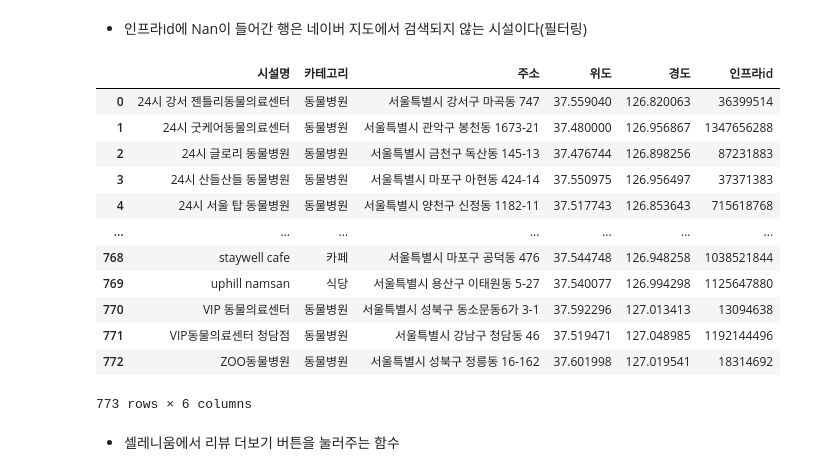
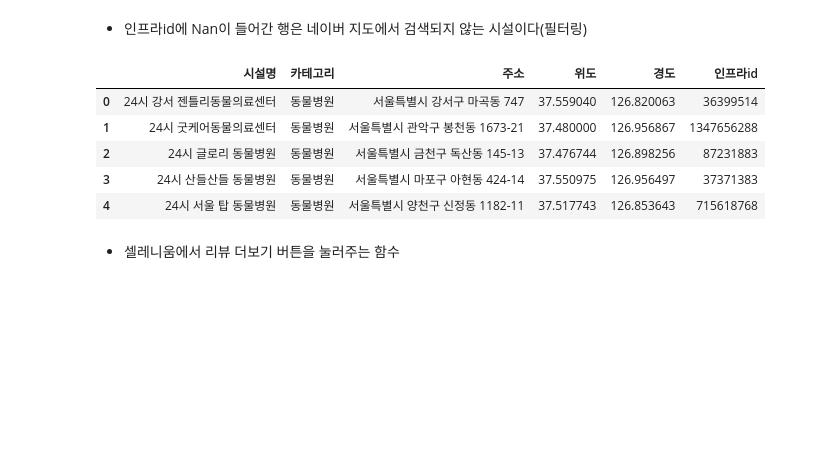
Before and after one commit to addinedu-ros-8th/eda-repo-5, a Jupyter notebook: src/naver_review.ipynb, the cells around one changed output. Saved outputs shown, nothing was run; the diff lists cells and outputs as text; code cells hidden in the pictures; blank space fills up the shorter version.

```diff
--- a/src/naver_review.ipynb
+++ b/src/naver_review.ipynb
@@ -122,21 +110,14 @@ df.head()
 # %%
 df = df[df["인프라id"].isna() == False]
 df.reset_index(drop=True, inplace=True)
-df
+df.head()
 # %% [output]
 |  | 시설명 | 카테고리 | 주소 | 위도 | 경도 | 인프라id |
 | 0 | 24시 강서 젠틀리동물의료센터 | 동물병원 | 서울특별시 강서구 마곡동 747 | 37.559040 | 126.820063 | 36399514 |
 | 1 | 24시 굿케어동물의료센터 | 동물병원 | 서울특별시 관악구 봉천동 1673-21 | 37.480000 | 126.956867 | 1347656288 |
 | 2 | 24시 글로리 동물병원 | 동물병원 | 서울특별시 금천구 독산동 145-13 | 37.476744 | 126.898256 | 87231883 |
 | 3 | 24시 산들산들 동물병원 | 동물병원 | 서울특별시 마포구 아현동 424-14 | 37.550975 | 126.956497 | 37371383 |
 | 4 | 24시 서울 탑 동물병원 | 동물병원 | 서울특별시 양천구 신정동 1182-11 | 37.517743 | 126.853643 | 715618768 |
-| ... | ... | ... | ... | ... | ... | ... |
-| 768 | staywell cafe | 카페 | 서울특별시 마포구 공덕동 476 | 37.544748 | 126.948258 | 1038521844 |
-| 769 | uphill namsan | 식당 | 서울특별시 용산구 이태원동 5-27 | 37.540077 | 126.994298 | 1125647880 |
-| 770 | VIP 동물의료센터 | 동물병원 | 서울특별시 성북구 동소문동6가 3-1 | 37.592296 | 127.013413 | 13094638 |
-| 771 | VIP동물의료센터 청담점 | 동물병원 | 서울특별시 강남구 청담동 46 | 37.519471 | 127.048985 | 1192144496 |
-| 772 | ZOO동물병원 | 동물병원 | 서울특별시 성북구 정릉동 16-162 | 37.601998 | 127.019541 | 18314692 |
-773 rows × 6 columns
 # %% [markdown]
 * 셀레니움에서 리뷰 더보기 버튼을 눌러주는 함수
 # %%
```
Also changed, not shown: parts of 26 cells of this notebook.
